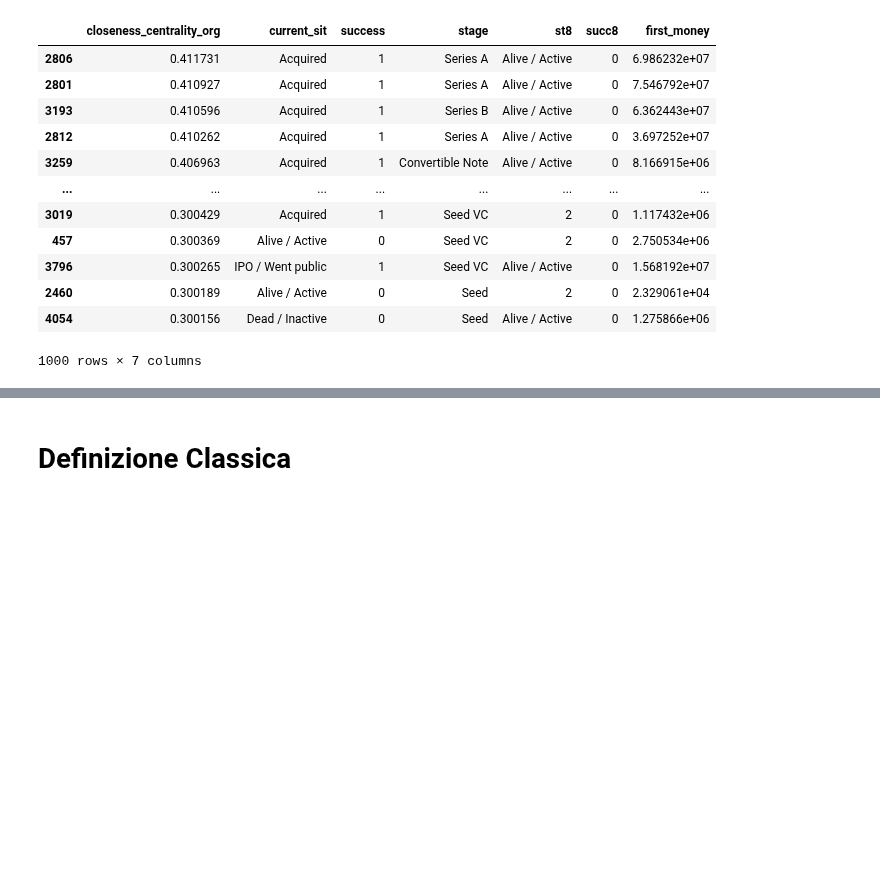
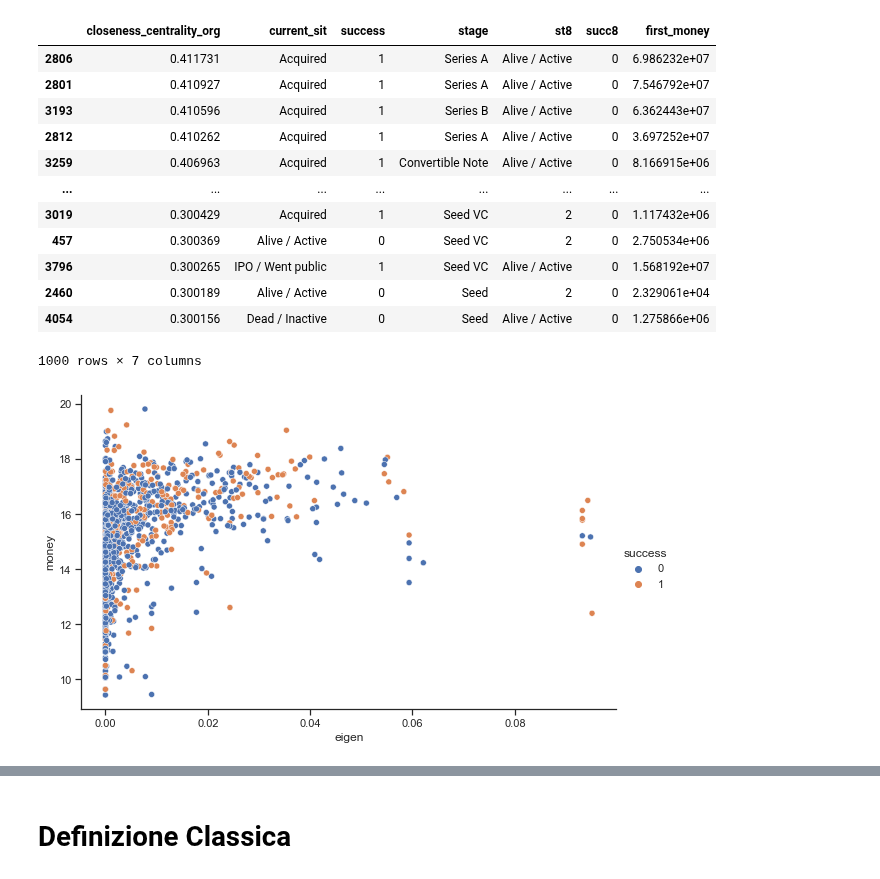
Before and after one commit to testalorenzo/crunch_net, a Jupyter notebook: ANS/ANS_all/orgorg4/Untitled.ipynb, the cells around one changed output, grey strips where cells are left out. Saved outputs shown, nothing was run; the diff lists cells and outputs as text; code cells hidden in the pictures; blank space fills up the shorter version.

```diff
--- a/ANS/ANS_all/orgorg4/Untitled.ipynb
+++ b/ANS/ANS_all/orgorg4/Untitled.ipynb
@@ -238,3 +278,17 @@ b12.sort_values(ascending=False, by = 'closeness_centrality_org')[0:1000]
 | 2460 | 0.300189 | Alive / Active | 0 | Seed | 2 | 0 | 2.329061e+04 |
 | 4054 | 0.300156 | Dead / Inactive | 0 | Seed | Alive / Active | 0 | 1.275866e+06 |
 1000 rows × 7 columns
+# %%
+
+sns.set(style='ticks')
+_success= [0, 1]
+df = pd.DataFrame({
+    'centr': (b12['eigenvector_centrality_org']),
+    'money': np.log(b12['first_money']),
+    'success': b12['succ8']
+})
+# %%
+sns.relplot(data=df, x='eigen', y='money', hue='success', hue_order=_success, aspect=1.61)
+plt.show()
+# %% [output]
+[figure, added]
```
Also changed, not shown: parts of 7 cells of this notebook, 1 other file.
